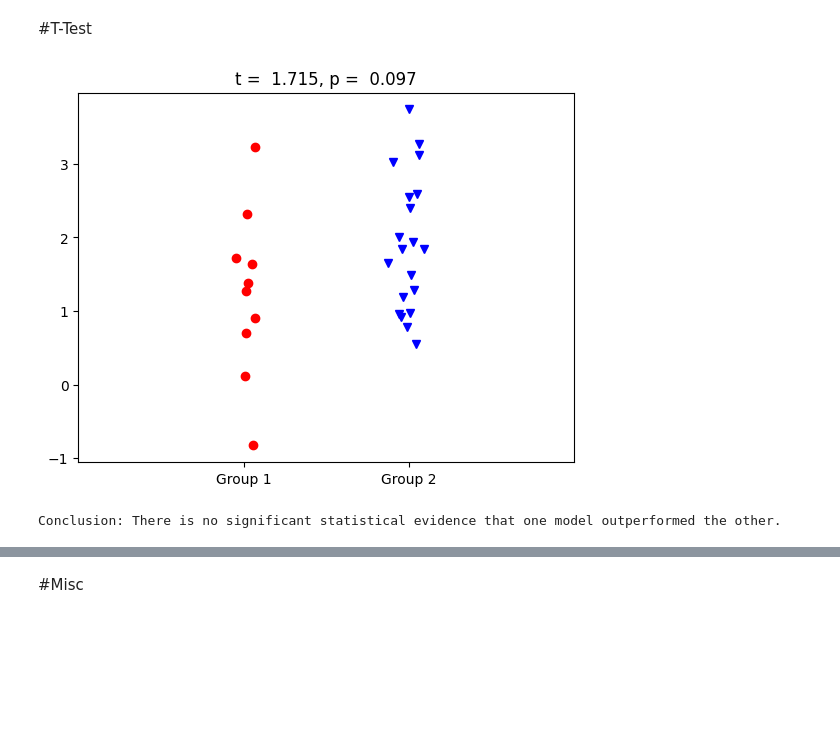
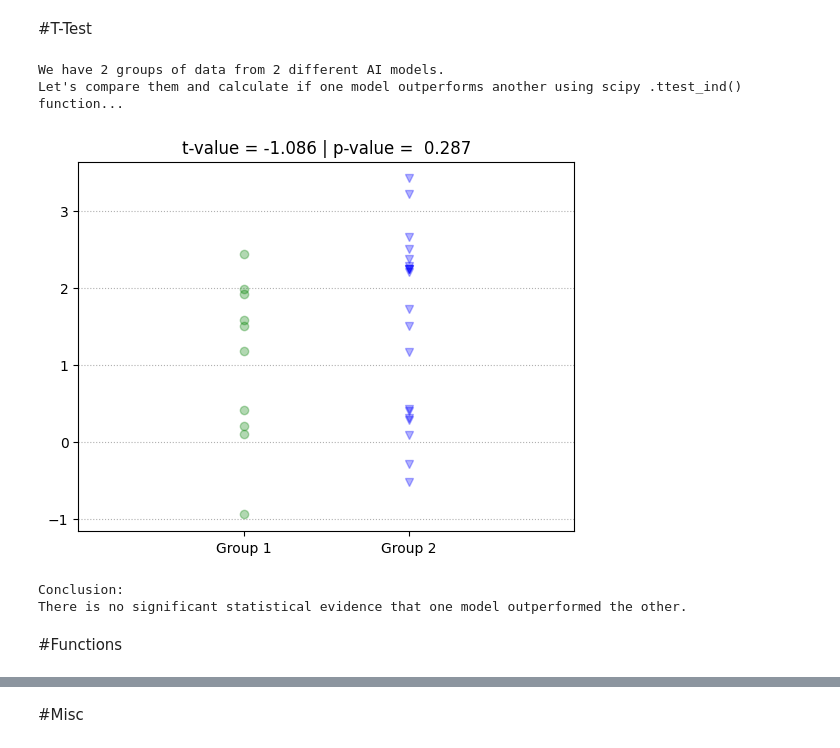
Before and after one commit to Salciano/ShowcasePython, a Jupyter notebook: Showcase.ipynb, the cells around one changed output, grey strips where cells are left out. Saved outputs shown, nothing was run; the diff lists cells and outputs as text; code cells hidden in the pictures; blank space fills up the shorter version.

```diff
--- a/Showcase.ipynb
+++ b/Showcase.ipynb
@@ -1787,54 +1791,81 @@ The alpha level is a probability that a researcher sets before a study to determ
 
 Tipically, the most common threshold is 0.05 (or 5%).
 This means that there is a 5% chance that the observed result could have occurred due to random chance.
-The t-test can also be compared against a particular chance, like 50% accuracy.
+The t-test can also be compared against a particular chance, like 50% accuracy (alpha level = 0.50) to see if a model is making random predictions, for example...
 
 If the p-value is less than the chosen threshold (alpha level), the result is considered statistically significant. So one model did outperform.
 
 The p-value is the probability that the t-value reflects the null hypothesis.
 
-The t-value represents the difference between the compared models
+The t-value is the result of the t-test and represents the difference between the compared models.
+
+t-value =
+(the average of x minus the mean of y)
+this is divided by
+(standard deviations)
 """
 
 import numpy as np
 import matplotlib.pyplot as ploti
 import scipy.stats as stats
 
 # Population Averages
 popavg1 = 1
 popavg2 = 2
 
 # Sample Groups
 group1 = 10
 group2 = 20
 
 # Data Set
 data1 = popavg1 + np.random.randn(group1)
 data2 = popavg2 + np.random.randn(group2)
 
+print("We have 2 groups of data from 2 different AI models.")
+print("Let's compare them and calculate if one model outperforms another using scipy .ttest_ind() function...\n")
+
 # T-Test
-tvalue1, pvalue1 = stats.ttest_ind(data2, data1)
-#print(tvalue1)
+tvalue1, pvalue1 = stats.ttest_ind(data1, data2) # independent samples t-test
+#print(tvalue1) # if t-value is negative, then data2 is better than data1
 #print(pvalue1)
 
 #scattered the points a bit...
-#ploti.plot(np.zeros(group1), data1, "go") # datapoints overlapped
-#ploti.plot(np.ones(group2), data2, "bv") # datapoints overlapped
-ploti.plot(0+np.random.randn(group1)/20, data1, "ro")
-ploti.plot(1+np.random.randn(group2)/20, data2, "bv")
+ploti.plot(np.zeros(group1), data1, "go", alpha=0.3) # transparency
+ploti.plot(np.ones(group2), data2, "bv", alpha=0.3) # transparency
+#ploti.plot(0+np.random.randn(group1)/20, data1, "co") # dispersion
+#ploti.plot(1+np.random.randn(group2)/20, data2, "yv") # dispersion
+ploti.grid(axis="y", linestyle=":") # plot a grid
 ploti.xlim([-1,2]) # centering...
 ploti.xticks([0,1], labels=["Group 1", "Group 2"])
-ploti.title(f"t = {tvalue1: .3f}, p = {pvalue1: .3f}") # As long as p-value is above 0,05 the performance/accuracy is not significantly different. Mind there was no data cleaning here, etc...
+ploti.title(f"t-value = {tvalue1: .3f} | p-value = {pvalue1: .3f}") # As long as p-value is above 0,05 the performance/accuracy is not significantly different. Mind there was no data cleaning here, etc...
 ploti.show()
 
-a_level = 0.05
-hypothesis0 = pvalue1 >= a_level
+alevel = 0.05
+hypothesis0 = pvalue1 >= alevel
 
-print()
+print("\nConclusion:")
 if hypothesis0 == True:
-  print("Conclusion: There is no significant statistical evidence that one model outperformed the other.")
+  print("There is no significant statistical evidence that one model outperformed the other.")
 else:
-  print("Conclusion: There is significant statistical evidence that one model outperformed the other.")
+  print("There is significant statistical evidence that", "Model B" if tvalue1 < 0 else "Model A", "outperformed", "Model A" if tvalue1 < 0 else "Model B")
+
+#else:
+#  print("There is significant statistical evidence that", end=" ")
+#  print("Model B" if tvalue1 < 0 else "Model A", end=" ")
+#  print("outperformed", end=" ")
+#  print("Model A" if tvalue1 < 0 else "Model B")
+
+#else:
+#  print("There is significant statistical evidence that one model outperformed the other.")
+#  if tvalue1 < 0:
+#    print("Model B (Group 2) outperformed Model A (Group 1)")
+#  else:
+#    print("Model A (Group 1) outperformed Model B (Group 2)")
 # %% [output]
+We have 2 groups of data from 2 different AI models.
+Let's compare them and calculate if one model outperforms another using scipy .ttest_ind() function...
-[figure, old version]
+[figure, new version]
-Conclusion: There is no significant statistical evidence that one model outperformed the other.
+Conclusion:
+There is no significant statistical evidence that one model outperformed the other.
+# %% [markdown]
+#Functions
```
Also changed, not shown: parts of 8 cells of this notebook.
